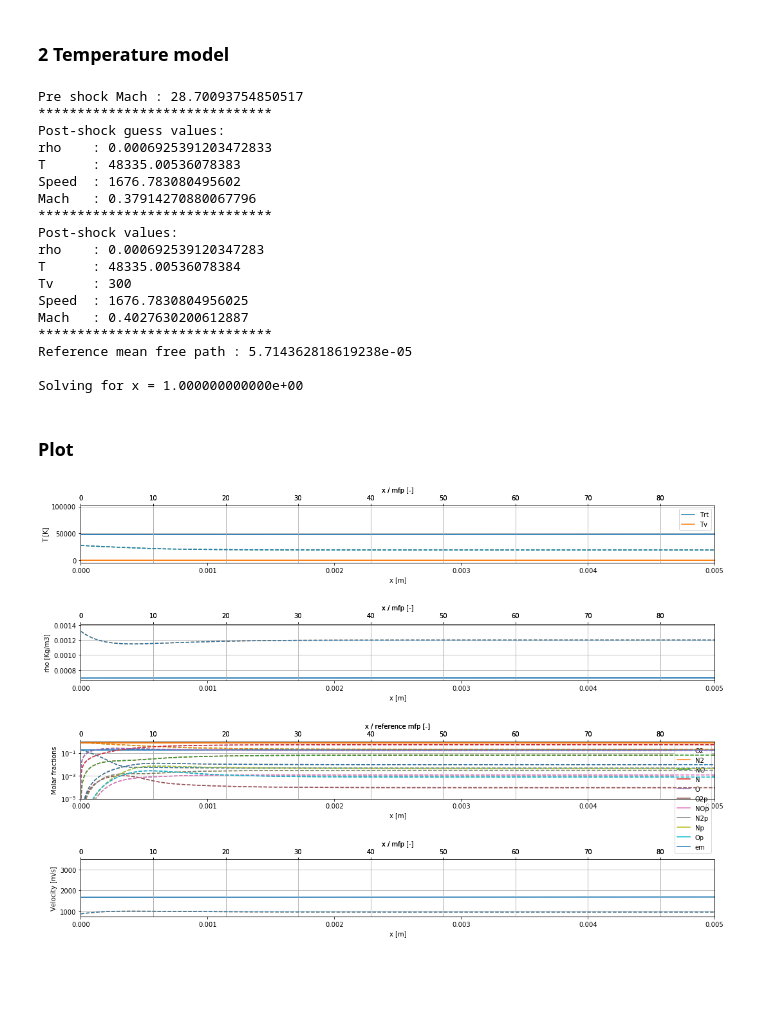
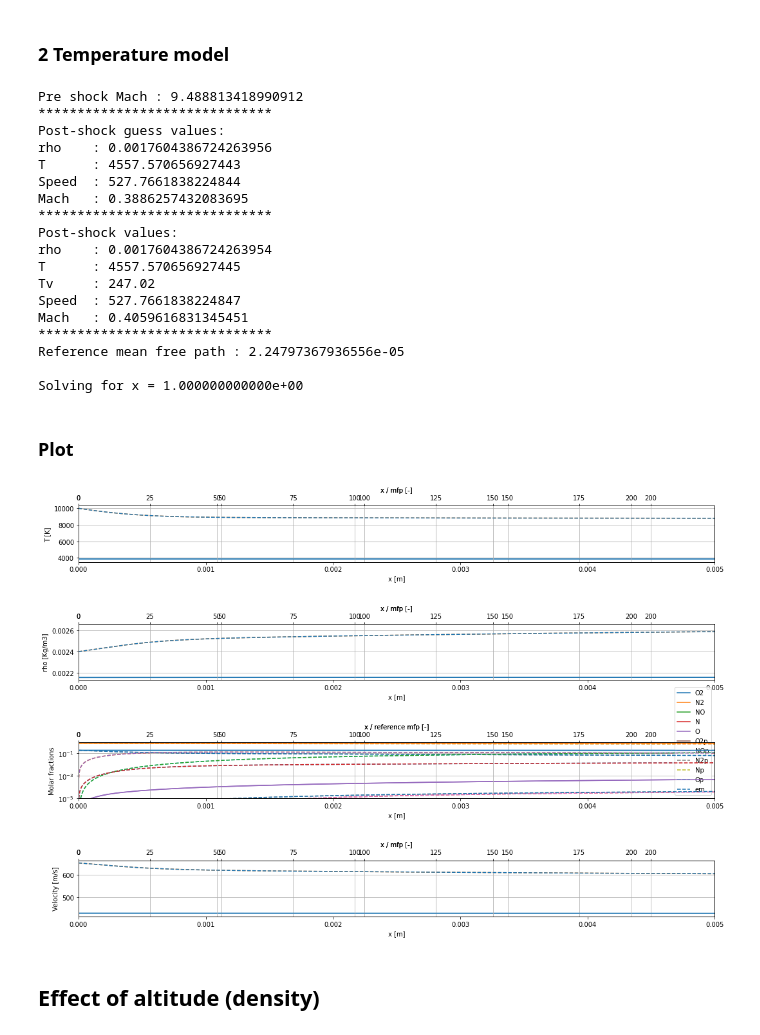
Before and after one commit to 20edo/Reactive_shock_air, a Jupyter notebook: Book_mod_by_me/Results/Results.ipynb, the cells around one changed output. Saved outputs shown, nothing was run; the diff lists cells and outputs as text; code cells hidden in the pictures; blank space fills up the shorter version.

```diff
--- a/Book_mod_by_me/Results/Results.ipynb
+++ b/Book_mod_by_me/Results/Results.ipynb
@@ -42,9 +42,12 @@ _11specie.reaction.append(O_ion)
 _11specie.reaction.append(N_ion)
 
 # Set ic
-_11specie.T0     = 300
-_11specie.rho0   = 10 / (287.05 * 300)
-_11specie.u0     = 10000
+# _11specie.T0     = 300
+# _11specie.rho0   = 10 / (287.05 * 300)
+# _11specie.u0     = 10000
+_11specie.T0     = 247.02
+_11specie.rho0   = 3.097e-4
+_11specie.u0     = 5062
 # %% [markdown]
 ### 1 Temperature model
 # %%
@@ -159,9 +162,9 @@ _7specie.reaction.append(O_N2)
 _7specie.reaction.append(O___N)
 
 # Set ic
-_7specie.T0     = 300
-_7specie.rho0   = 10 / (287.05 * 300)
-_7specie.u0     = 10000
+_7specie.T0     = _11specie.T0
+_7specie.rho0   = _11specie.rho0
+_7specie.u0     = _11specie.u0
 # %% [markdown]
 ### 1 Temperature model
 # %%
@@ -194,22 +197,22 @@ _7specie_2T = cp.deepcopy(_7specie)
 _7specie_2T.solve_2T()
 _7specie_2T.postprocess()
 # %% [output]
-Pre shock Mach : 28.70093754850517
+Pre shock Mach : 9.488813418990912
 ******************************
 Post-shock guess values:
-rho    : 0.0006925391203472833
-T      : 48335.00536078383
-Speed  : 1676.783080495602
-Mach   : 0.37914270880067796
+rho    : 0.0017604386724263956
+T      : 4557.570656927443
+Speed  : 527.7661838224844
+Mach   : 0.3886257432083695
 ******************************
 Post-shock values:
-rho    : 0.000692539120347283
-T      : 48335.00536078384
-Tv     : 300
-Speed  : 1676.7830804956025
-Mach   : 0.4027630200612887
+rho    : 0.0017604386724263954
+T      : 4557.570656927445
+Tv     : 247.02
+Speed  : 527.7661838224847
+Mach   : 0.4059616831345451
 ******************************
-Reference mean free path : 5.714362818619238e-05
+Reference mean free path : 2.24797367936556e-05
 
 Solving for x = 1.000000000000e+00
 # %% [markdown]
@@ -217,19 +220,21 @@ Solving for x = 1.000000000000e+00
 # %%
 xmax = 5e-3
 xmax_l = 3e7
 
 fig, ax = plt.subplots(4, 1,)
 
-_7specie_2T.plot_2T(ax[0], xmax = xmax)
-_7specie_2T.plot_rho(ax[1], xmax = xmax)
-_7specie_2T.logplot_X(ax[2], xmax = xmax)
-_7specie_2T.plot_u(ax[3], xmax = xmax)
+_7specie.plot_T(ax[0], xmax = xmax)
+_7specie.plot_rho(ax[1], xmax = xmax)
+_7specie.logplot_X(ax[2], xmax = xmax)
+_7specie.plot_u(ax[3], xmax = xmax)
 
-_7specie.plot_T(ax[0], xmax = xmax,ls = '--')
-_7specie.plot_rho(ax[1], xmax = xmax,ls = '--')
-_7specie.logplot_X(ax[2], xmax = xmax,ls = '--')
-_7specie.plot_u(ax[3], xmax = xmax, ls = '--')
+_11specie.plot_T(ax[0], xmax = xmax,ls = '--')
+_11specie.plot_rho(ax[1], xmax = xmax,ls = '--')
+_11specie.logplot_X(ax[2], xmax = xmax,ls = '--')
+_11specie.plot_u(ax[3], xmax = xmax, ls = '--')
 
 fig.tight_layout()
 # %% [output]
-[figure, old version]
+[figure, new version]
+# %% [markdown]
+## Effect of altitude (density)
```
Also changed, not shown: parts of 13 cells of this notebook.
